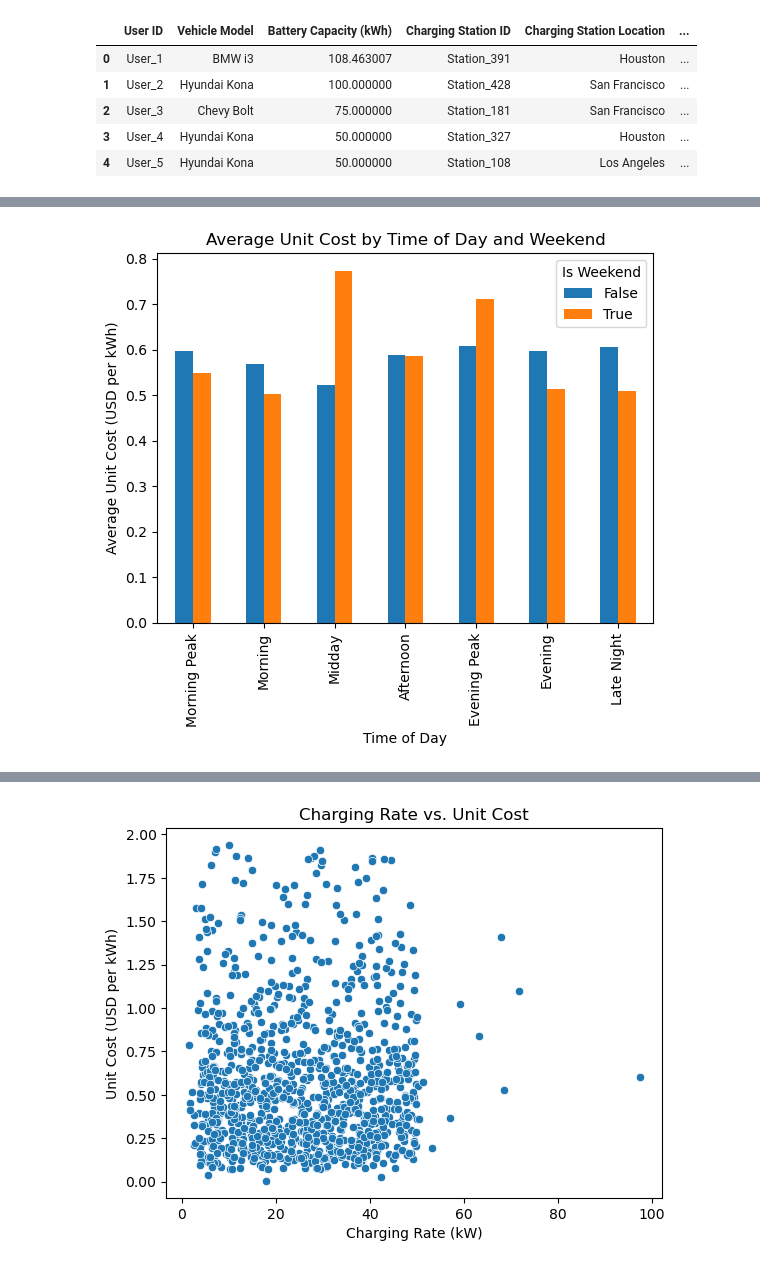
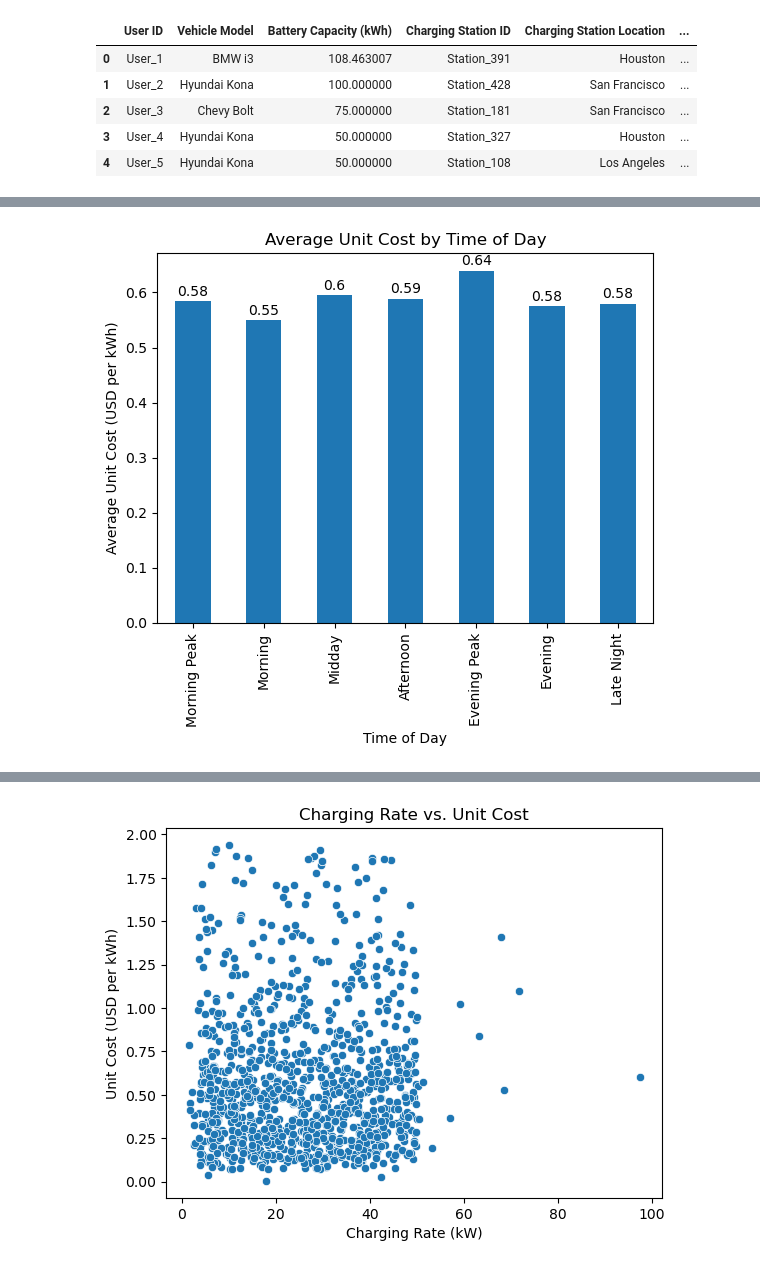
Before and after one commit to hansheng-zhang/EV-analysis, a Jupyter notebook: time.ipynb, the cells around one changed output, grey strips where cells are left out. Saved outputs shown, nothing was run; the diff lists cells and outputs as text; code cells hidden in the pictures.

```diff
--- a/time.ipynb
+++ b/time.ipynb
@@ -36,6 +36,7 @@ data['Charging End Time'] = pd.to_datetime(data['Charging End Time'])
 data['Hour'] = data['Charging Start Time'].dt.hour
 data['Weekday'] = data['Charging Start Time'].dt.weekday
 data['Is Weekend'] = data['Weekday'] >= 5
+data['Weekday'] = data['Charging Start Time'].dt.day_name()
 data['Month'] = data['Charging Start Time'].dt.month
 
 # 1.3 Categorize Time of Day into more specific periods
@@ -61,9 +62,6 @@ data['Time of Day'] = data['Hour'].apply(categorize_time_of_day)
 time_order = ["Morning Peak", "Morning", "Midday", "Afternoon", "Evening Peak", "Evening", "Late Night"]
 data['Time of Day'] = pd.Categorical(data['Time of Day'], categories=time_order, ordered=True)
 
-# Categorize Day of Week as an ordered categorical variable
-data['Day of Week'] = pd.Categorical(data['Day of Week'], categories=["Monday", "Tuesday", "Wednesday", "Thursday", "Friday", "Saturday", "Sunday"], ordered=True)
-
 # Calculate unit cost (USD per kWh) for each charging session
 data['Unit Cost (USD per kWh)'] = data['Charging Cost (USD)'] / data['Energy Consumed (kWh)']
 
@@ -173,0 +159,9 @@ print(peak_vs_non_peak)
+# %%
+# 2.3 Average charging duration by Time of Day
+avg_duration = data.groupby('Time of Day')['Charging Duration (hours)'].mean()
+avg_duration.plot(kind='bar', title='Average Charging Duration by Time of Day')
+plt.xlabel('Time of Day')
+plt.ylabel('Average Charging Duration (hours)')
+for i, v in enumerate(avg_duration):
+    plt.text(i, v + 0.01, str(round(v, 2)), ha='center')
+plt.show()
@@ -174,12 +172,11 @@ print(peak_vs_non_peak)
 # %%
-# 4. Cost Impact Analysis
-
-# 4.1 Analyzing Cost by Time
-# Compare average charging cost by Time of Day and between weekdays and weekends
-time_costs = data.groupby(['Time of Day', 'Is Weekend'])['Unit Cost (USD per kWh)'].mean().unstack()
-time_costs.plot(kind='bar', title='Average Unit Cost by Time of Day and Weekend')
+# 3.1 Average Unit Cost per kWh by Time of Day (show exact figures on the plot)
+avg_unit_cost = data.groupby('Time of Day')['Unit Cost (USD per kWh)'].mean()
+avg_unit_cost.plot(kind='bar', title='Average Unit Cost by Time of Day')
 plt.xlabel('Time of Day')
 plt.ylabel('Average Unit Cost (USD per kWh)')
+for i, v in enumerate(avg_unit_cost):
+    plt.text(i, v + 0.01, str(round(v, 2)), ha='center')
 plt.show()
 # %% [output]
-[figure, old version]
+[figure, new version]
```
Also changed, not shown: parts of 13 cells of this notebook.
